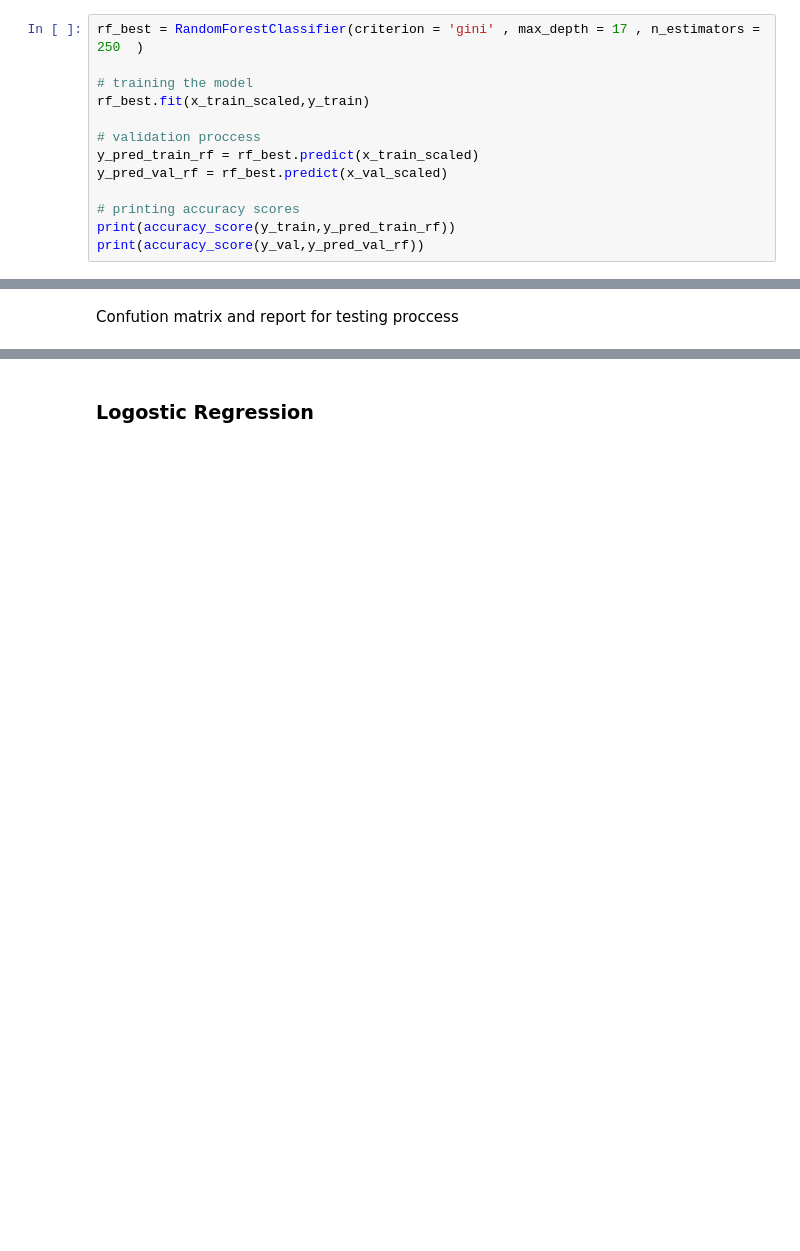
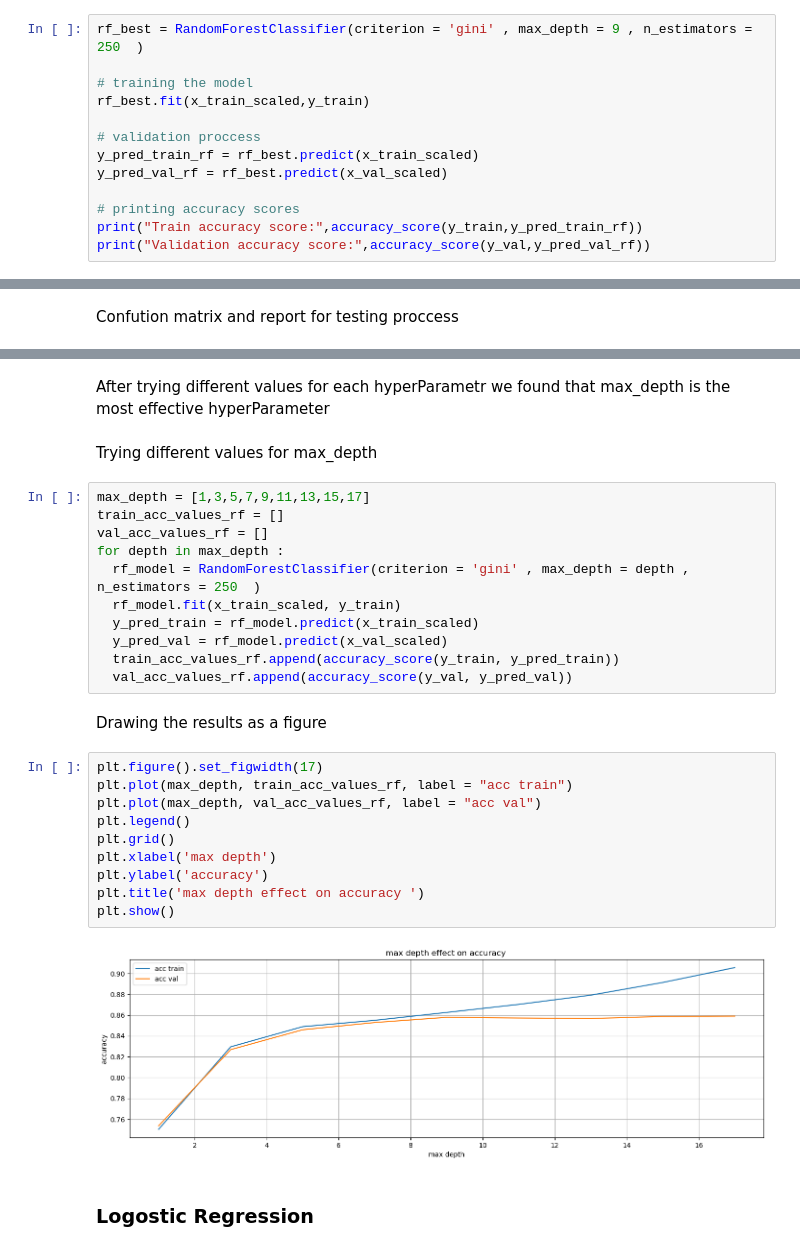
Before and after one commit to Yousef-Ahmed384/Income-Prediction, a Jupyter notebook: Notebook file (.ipynb)/main.ipynb, the cells around one changed output, grey strips where cells are left out. Drawn from its saved outputs; the diff is of its cells as text; blank space fills up the shorter version.

```diff
--- a/Notebook file (.ipynb)/main.ipynb
+++ b/Notebook file (.ipynb)/main.ipynb
@@ -440,7 +440,7 @@ grid.best_params_
 # %% [markdown]
 Training the model using these **values**
 # %%
-rf_best = RandomForestClassifier(criterion = 'gini' , max_depth = 17 , n_estimators = 250  )
+rf_best = RandomForestClassifier(criterion = 'gini' , max_depth = 9 , n_estimators = 250  )
 
 # training the model
 rf_best.fit(x_train_scaled,y_train)
@@ -450,6 +450,6 @@ y_pred_train_rf = rf_best.predict(x_train_scaled)
 y_pred_val_rf = rf_best.predict(x_val_scaled)
 
 # printing accuracy scores
-print(accuracy_score(y_train,y_pred_train_rf))
-print(accuracy_score(y_val,y_pred_val_rf))
+print("Train accuracy score:",accuracy_score(y_train,y_pred_train_rf))
+print("Validation accuracy score:",accuracy_score(y_val,y_pred_val_rf))
 # %% [output]
@@ -524,4 +512,33 @@ Test Classification Report:
 weighted avg       0.85      0.86      0.85     15055
+# %% [markdown]
+After trying different values for each hyperParametr we found that max_depth is the most effective hyperParameter
+# %% [markdown]
+Trying different values for max_depth
+# %%
+max_depth = [1,3,5,7,9,11,13,15,17]
+train_acc_values_rf = []
+val_acc_values_rf = []
+for depth in max_depth :
+  rf_model = RandomForestClassifier(criterion = 'gini' , max_depth = depth , n_estimators = 250  )
+  rf_model.fit(x_train_scaled, y_train)
+  y_pred_train = rf_model.predict(x_train_scaled)
+  y_pred_val = rf_model.predict(x_val_scaled)
+  train_acc_values_rf.append(accuracy_score(y_train, y_pred_train))
+  val_acc_values_rf.append(accuracy_score(y_val, y_pred_val))
+# %% [markdown]
+Drawing the results as a figure
+# %%
+plt.figure().set_figwidth(17)
+plt.plot(max_depth, train_acc_values_rf, label = "acc train")
+plt.plot(max_depth, val_acc_values_rf, label = "acc val")
+plt.legend()
+plt.grid()
+plt.xlabel('max depth')
+plt.ylabel('accuracy')
+plt.title('max depth effect on accuracy ')
+plt.show()
+# %% [output]
+[figure, added]
 # %% [markdown]
 ### Logostic Regression
 # %%
```
Also changed, not shown: parts of 12 cells of this notebook, 1 other file.
